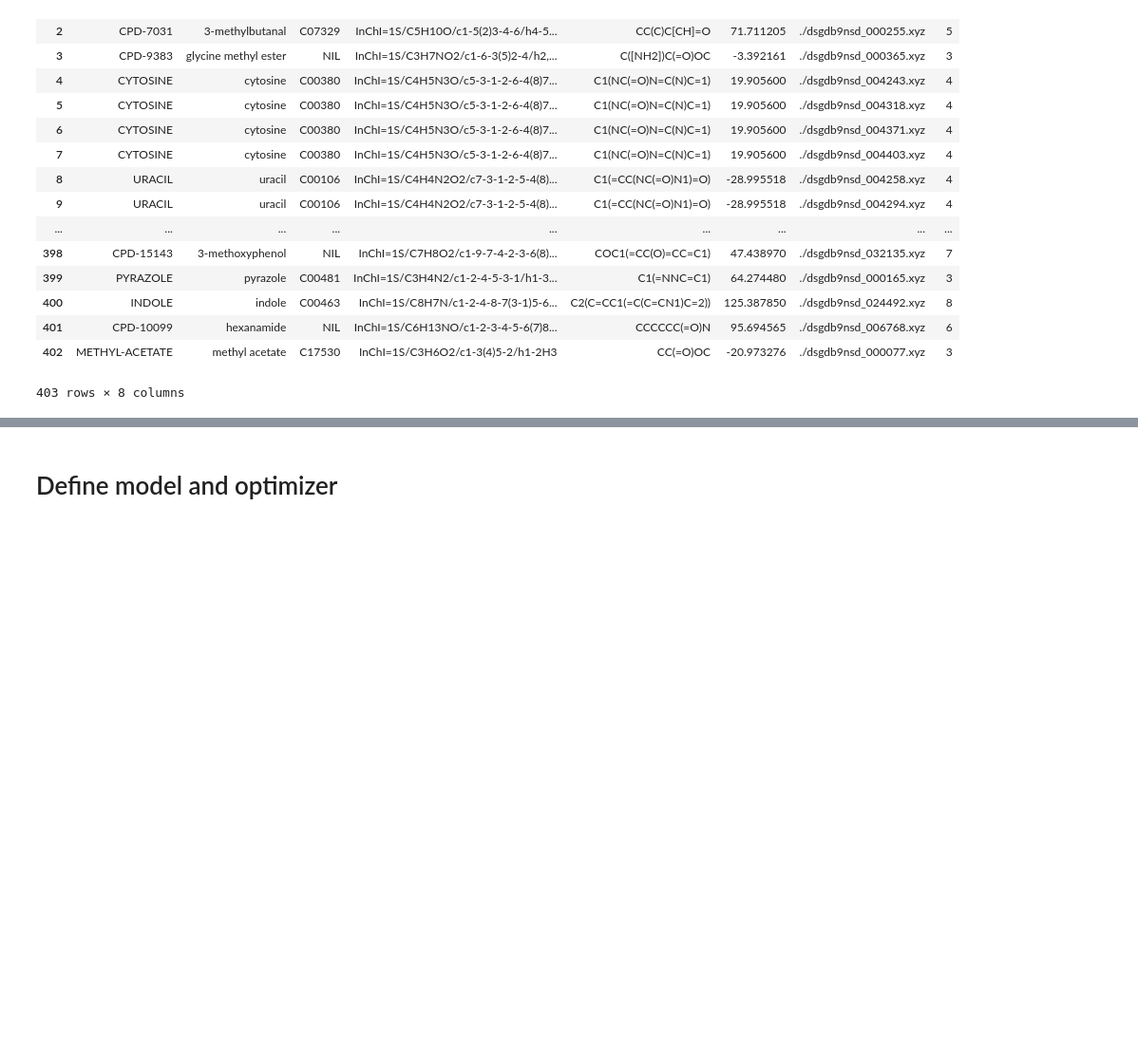
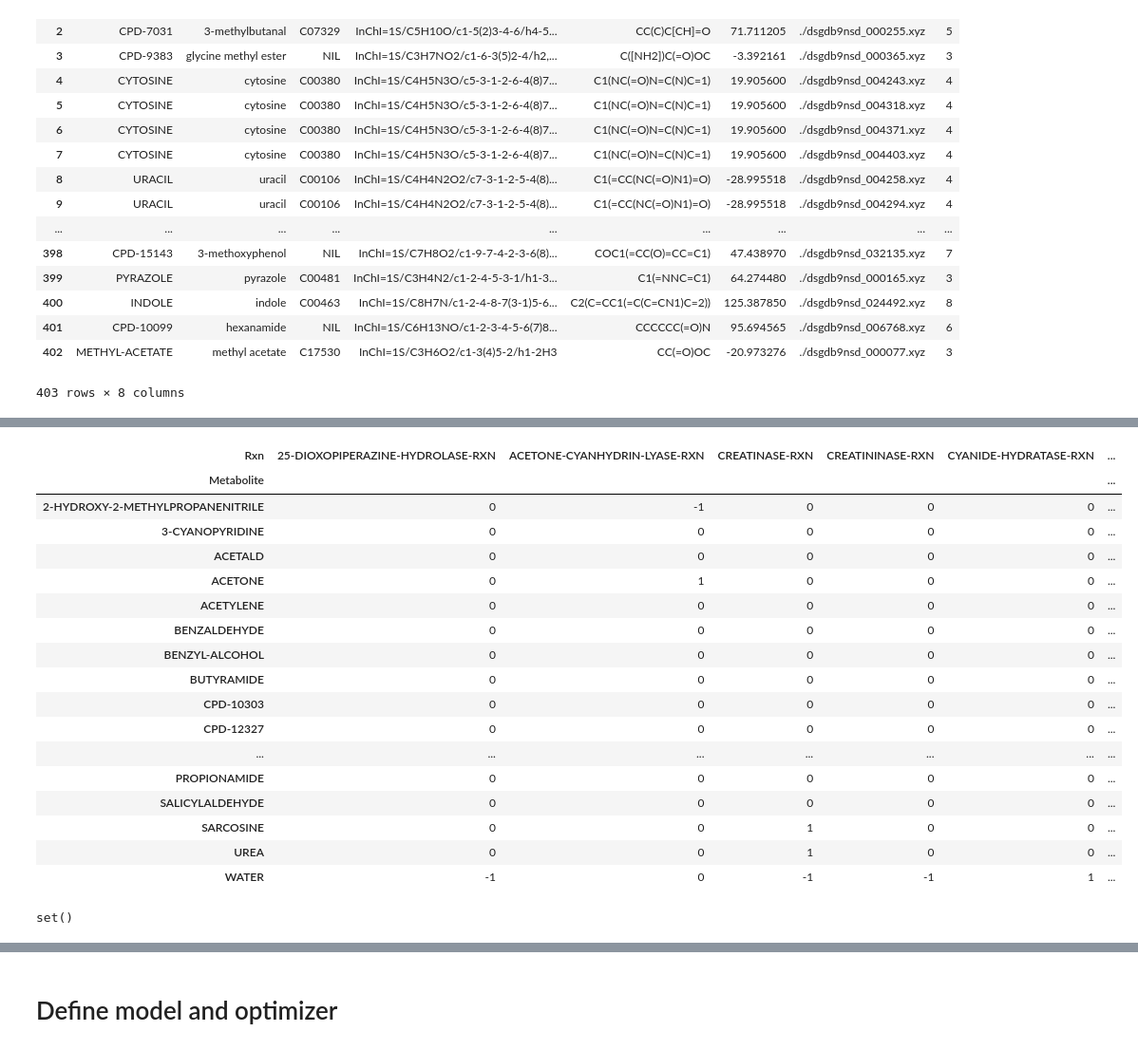
Before and after one commit to PNNL-CompBio/graph-neural-networks, a Jupyter notebook: ChemGraphNN.ipynb, the cells around one changed output, grey strips where cells are left out. Shown at 95% size. Cells and saved outputs as stored; diff of their text form; code cells hidden in the pictures; blank space fills up the shorter version.

Commit message:
QM9 metabolites and reactions

```diff
--- a/ChemGraphNN.ipynb
+++ b/ChemGraphNN.ipynb
@@ -136,0 +228,33 @@ files
+# %%
+stoich_matrix = pd.read_table('Dataset/QM9.S',index_col=['Rxn','Metabolite'])['Stoichiometry']
+rxns, metabs = stoich_matrix.index.levels
+stoich_dict = stoich_matrix.to_dict()
+S = pd.DataFrame(0,index=metabs, columns=rxns)
+for rxn,metab in stoich_dict:
+
+    S.loc[metab,rxn] = stoich_dict[rxn, metab]
+#S.loc['3-HYDROXY-4H-PYRID-4-ONE','CREATINASE-RXN'] = 1
+S
+# %% [output]
+| Rxn | 25-DIOXOPIPERAZINE-HYDROLASE-RXN | ACETONE-CYANHYDRIN-LYASE-RXN | CREATINASE-RXN | CREATININASE-RXN | CYANIDE-HYDRATASE-RXN | ... |
+| Metabolite |  |  |  |  |  | ... |
+| 2-HYDROXY-2-METHYLPROPANENITRILE | 0 | -1 | 0 | 0 | 0 | ... |
+| 3-CYANOPYRIDINE | 0 | 0 | 0 | 0 | 0 | ... |
+| ACETALD | 0 | 0 | 0 | 0 | 0 | ... |
+| ACETONE | 0 | 1 | 0 | 0 | 0 | ... |
+| ACETYLENE | 0 | 0 | 0 | 0 | 0 | ... |
+| BENZALDEHYDE | 0 | 0 | 0 | 0 | 0 | ... |
+| BENZYL-ALCOHOL | 0 | 0 | 0 | 0 | 0 | ... |
+| BUTYRAMIDE | 0 | 0 | 0 | 0 | 0 | ... |
+| CPD-10303 | 0 | 0 | 0 | 0 | 0 | ... |
+| CPD-12327 | 0 | 0 | 0 | 0 | 0 | ... |
+| ... | ... | ... | ... | ... | ... | ... |
+| PROPIONAMIDE | 0 | 0 | 0 | 0 | 0 | ... |
+| SALICYLALDEHYDE | 0 | 0 | 0 | 0 | 0 | ... |
+| SARCOSINE | 0 | 0 | 1 | 0 | 0 | ... |
+| UREA | 0 | 0 | 1 | 0 | 0 | ... |
+| WATER | -1 | 0 | -1 | -1 | 1 | ... |
+# %%
+set(metabs) -set(qm9_metacyc_dG_avg[0].index)
+# %% [output]
+set()
```
Also changed, not shown: parts of 6 cells of this notebook, 3 other files.
